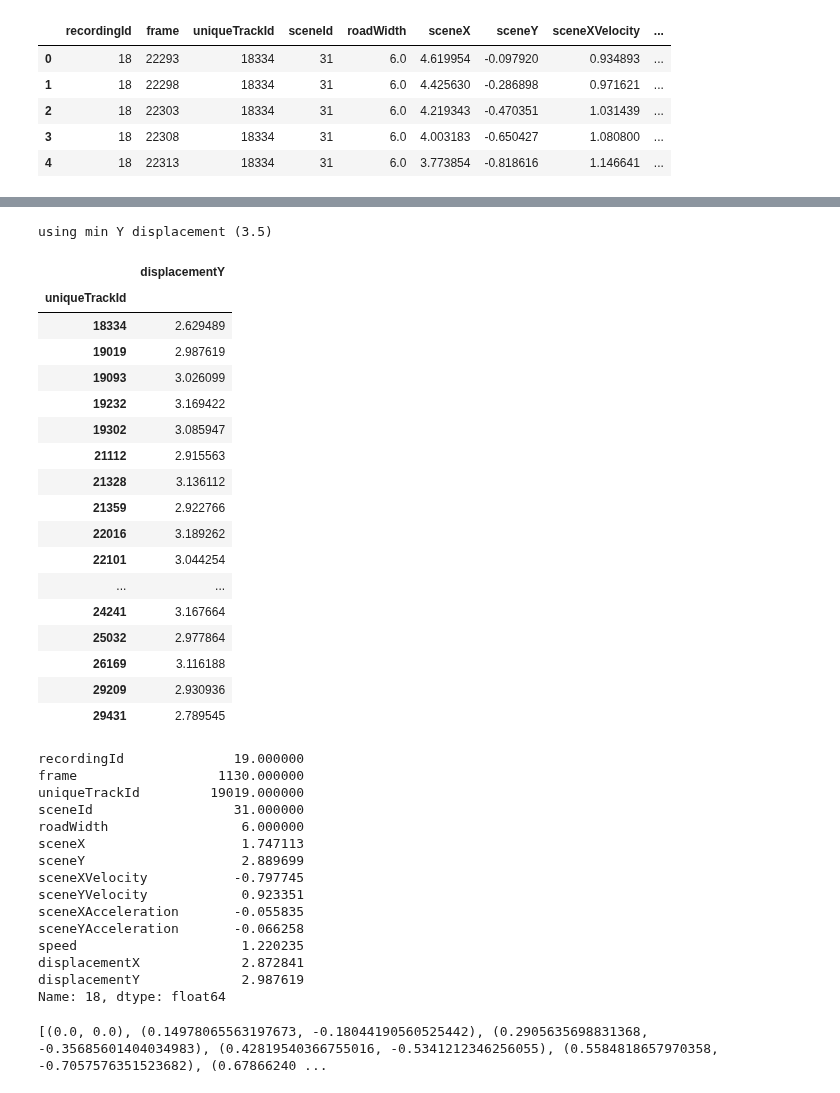
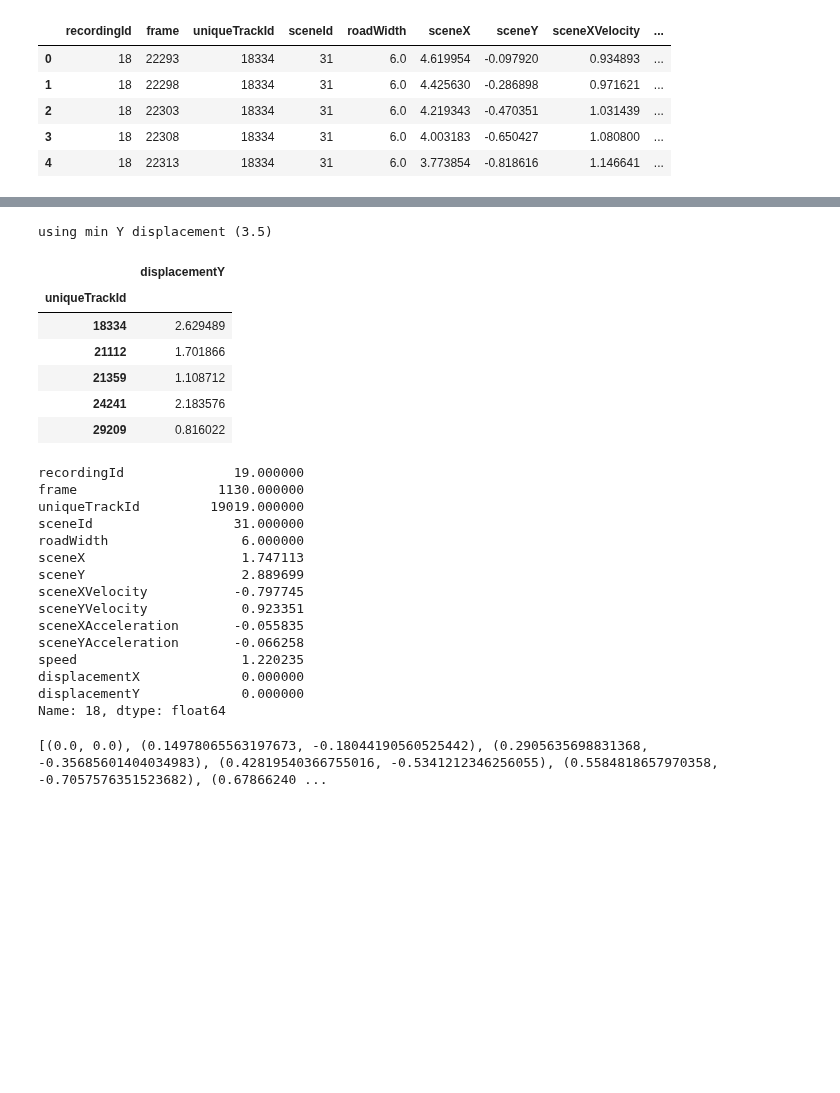
Before and after one commit to adhocmaster/TTI-dataset-tools, a Jupyter notebook: src/notebooks/Coordinate-Transformation.ipynb, the cells around one changed output, grey strips where cells are left out. Cells and saved outputs as stored; diff of their text form; code cells hidden in the pictures; blank space fills up the shorter version.

Commit message:
fixed displacement algo

```diff
--- a/src/notebooks/Coordinate-Transformation.ipynb
+++ b/src/notebooks/Coordinate-Transformation.ipynb
@@ -99,32 +122,21 @@ plt.boxplot(pedDf['speed'])
 # outliers = cleaner.getOutliersBySpeed(pedDf, byIQR=False, returnVals=True)
 # outliers
 # %%
-outliers = cleaner.getOutliersByYDisplacement(pedDf, byIQR=False, returnVals=True)
-outliers
+# outliers = cleaner.getOutliersByYDisplacement(pedDf, byIQR=False, returnVals=True)
+# outliers
 # %% [output]
 using min Y displacement (3.5)
 |  | displacementY |
 | uniqueTrackId |  |
 | 18334 | 2.629489 |
-| 19019 | 2.987619 |
-| 19093 | 3.026099 |
-| 19232 | 3.169422 |
-| 19302 | 3.085947 |
-| 21112 | 2.915563 |
-| 21328 | 3.136112 |
-| 21359 | 2.922766 |
-| 22016 | 3.189262 |
-| 22101 | 3.044254 |
-| ... | ... |
-| 24241 | 3.167664 |
-| 25032 | 2.977864 |
-| 26169 | 3.116188 |
-| 29209 | 2.930936 |
-| 29431 | 2.789545 |
+| 21112 | 1.701866 |
+| 21359 | 1.108712 |
+| 24241 | 2.183576 |
+| 29209 | 0.816022 |
 # %%
-ped19019 = pedDf[pedDf["uniqueTrackId"] == 19019]
-firstRow = ped19019.iloc[0]
-firstRow
+# ped19019 = pedDf[pedDf["uniqueTrackId"] == 19019]
+# firstRow = ped19019.iloc[0]
+# firstRow
 # %% [output]
 recordingId              19.000000
 frame                  1130.000000
@@ -138,7 +150,7 @@ sceneYVelocity            0.923351
 sceneXAcceleration       -0.055835
 sceneYAcceleration       -0.066258
 speed                     1.220235
-displacementX             2.872841
-displacementY             2.987619
+displacementX             0.000000
+displacementY             0.000000
 Name: 18, dtype: float64
 # %%
```
Also changed, not shown: parts of 15 cells of this notebook, 1 other file.
